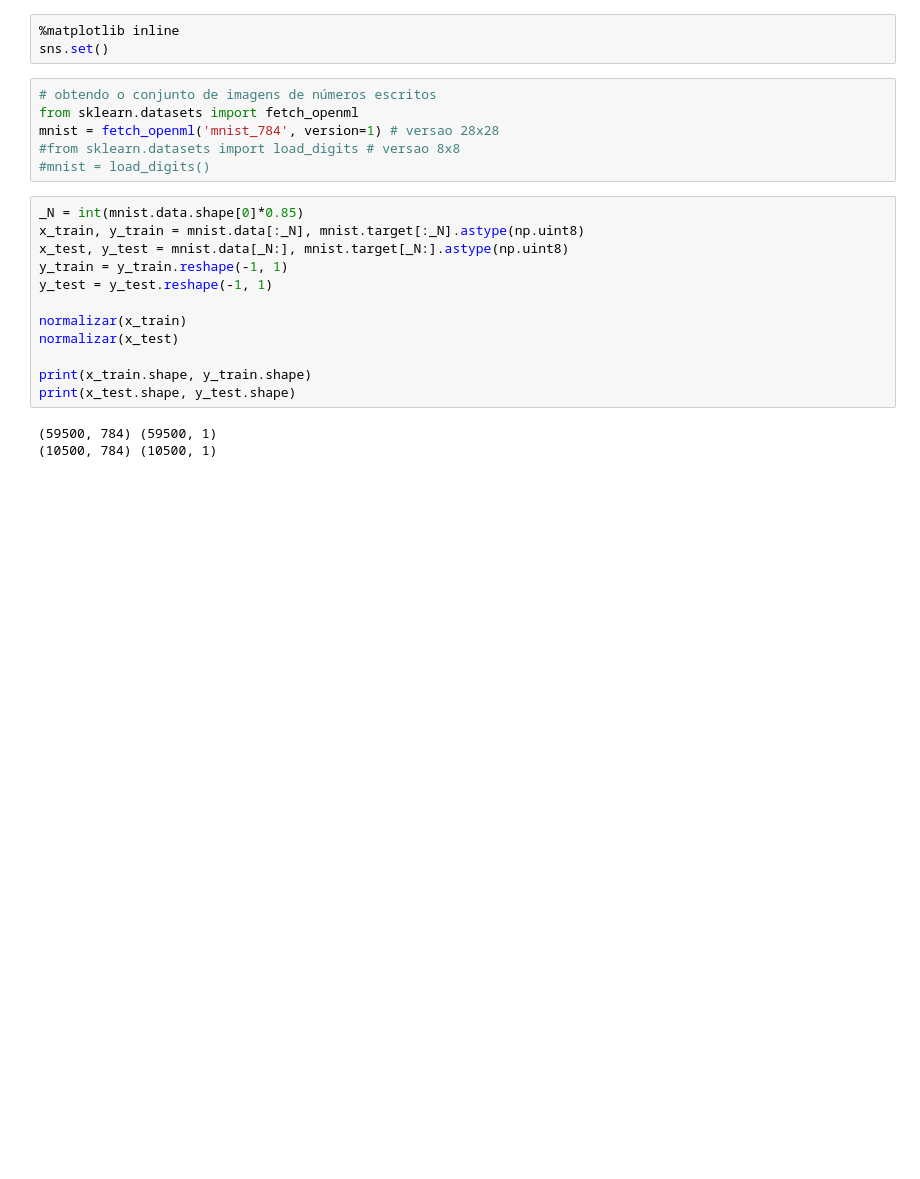
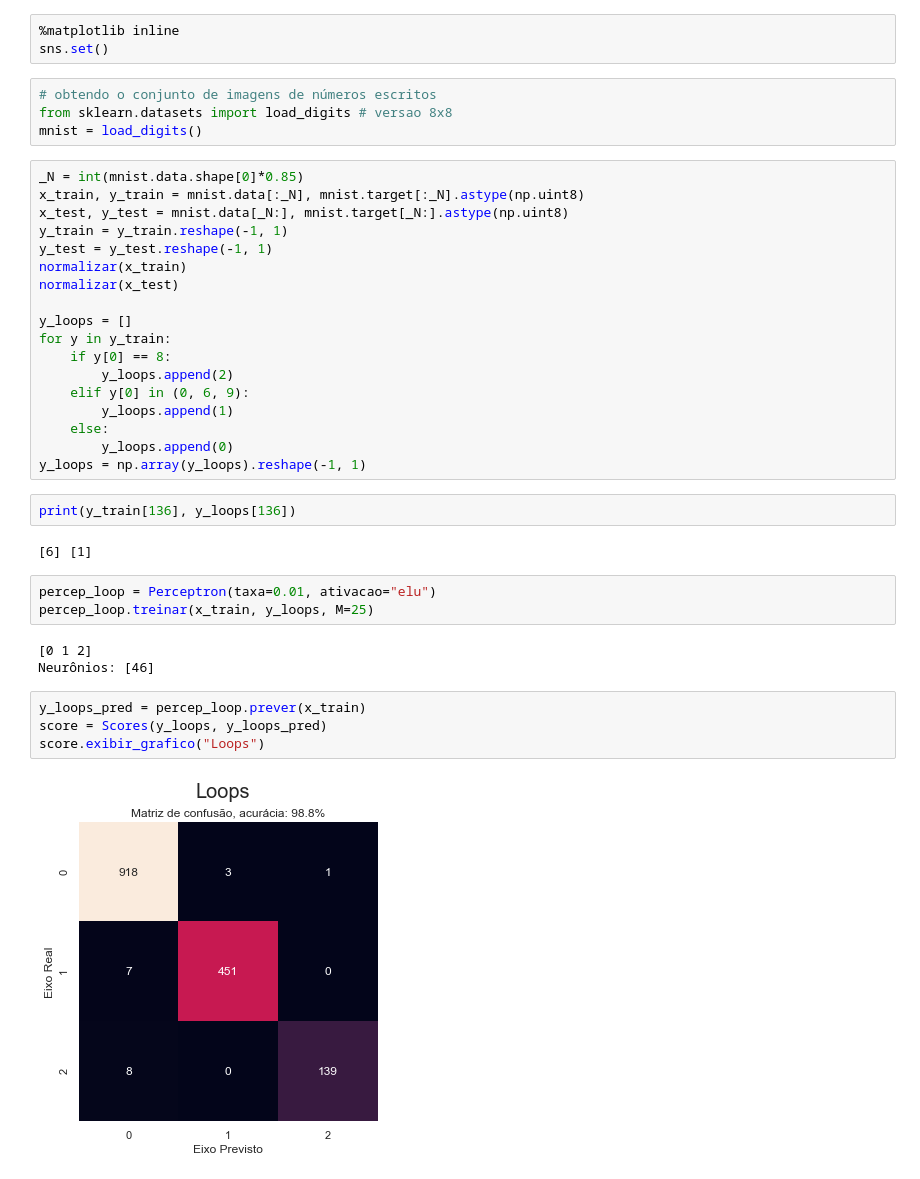
Before and after one commit to feanored/Perceptron, a Jupyter notebook: mnist_test.ipynb, the cells around one changed output. Drawn from its saved outputs; the diff is of its cells as text; blank space fills up the shorter version.

```diff
--- a/mnist_test.ipynb
+++ b/mnist_test.ipynb
@@ -15,23 +15,40 @@ from tqdm.notebook import tqdm
 sns.set()
 # %%
 # obtendo o conjunto de imagens de números escritos
-from sklearn.datasets import fetch_openml
-mnist = fetch_openml('mnist_784', version=1) # versao 28x28
-#from sklearn.datasets import load_digits # versao 8x8
-#mnist = load_digits()
+from sklearn.datasets import load_digits # versao 8x8
+mnist = load_digits()
 # %%
 _N = int(mnist.data.shape[0]*0.85)
 x_train, y_train = mnist.data[:_N], mnist.target[:_N].astype(np.uint8)
 x_test, y_test = mnist.data[_N:], mnist.target[_N:].astype(np.uint8)
 y_train = y_train.reshape(-1, 1)
 y_test = y_test.reshape(-1, 1)
-
 normalizar(x_train)
 normalizar(x_test)
 
-print(x_train.shape, y_train.shape)
-print(x_test.shape, y_test.shape)
+y_loops = []
+for y in y_train:
+    if y[0] == 8:
+        y_loops.append(2)
+    elif y[0] in (0, 6, 9):
+        y_loops.append(1)
+    else:
+        y_loops.append(0)
+y_loops = np.array(y_loops).reshape(-1, 1)
-# %% [output]
-(59500, 784) (59500, 1)
-(10500, 784) (10500, 1)
+# %%
+print(y_train[136], y_loops[136])
+# %% [output]
+[6] [1]
+# %%
+percep_loop = Perceptron(taxa=0.01, ativacao="elu")
+percep_loop.treinar(x_train, y_loops, M=25)
+# %% [output]
+[0 1 2]
+Neurônios: [46]
+# %%
+y_loops_pred = percep_loop.prever(x_train)
+score = Scores(y_loops, y_loops_pred)
+score.exibir_grafico("Loops")
+# %% [output]
+[figure, added]
 # %%
```
Also changed, not shown: parts of 4 cells of this notebook, 3 other files.
